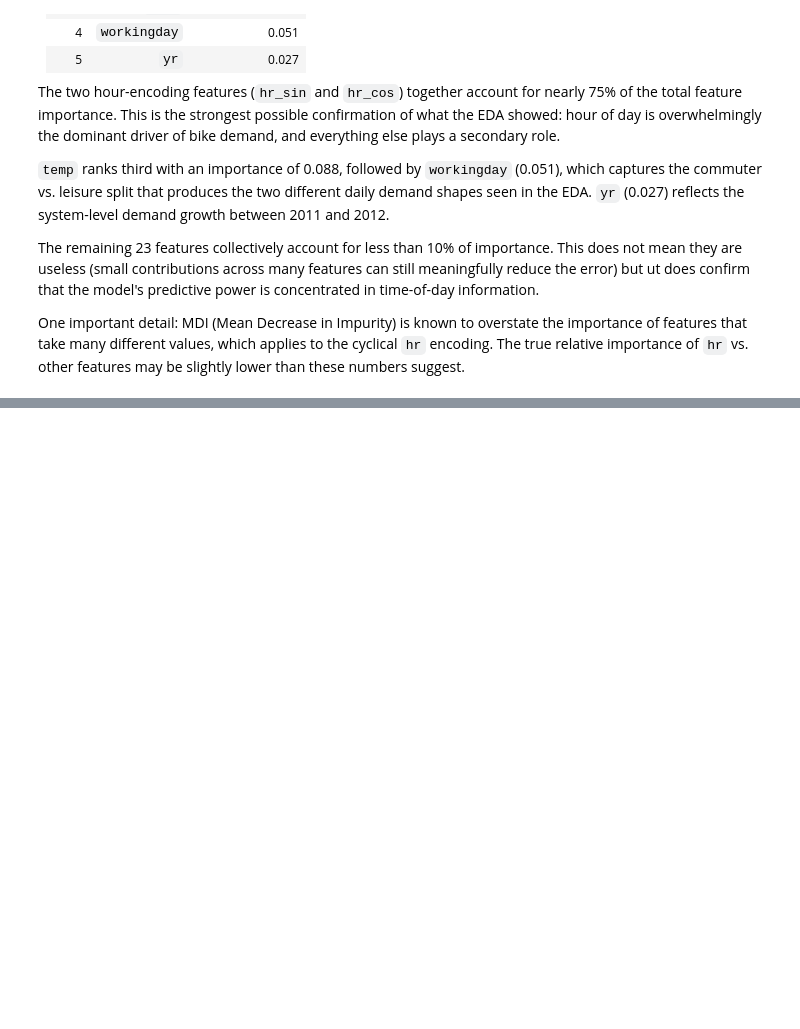
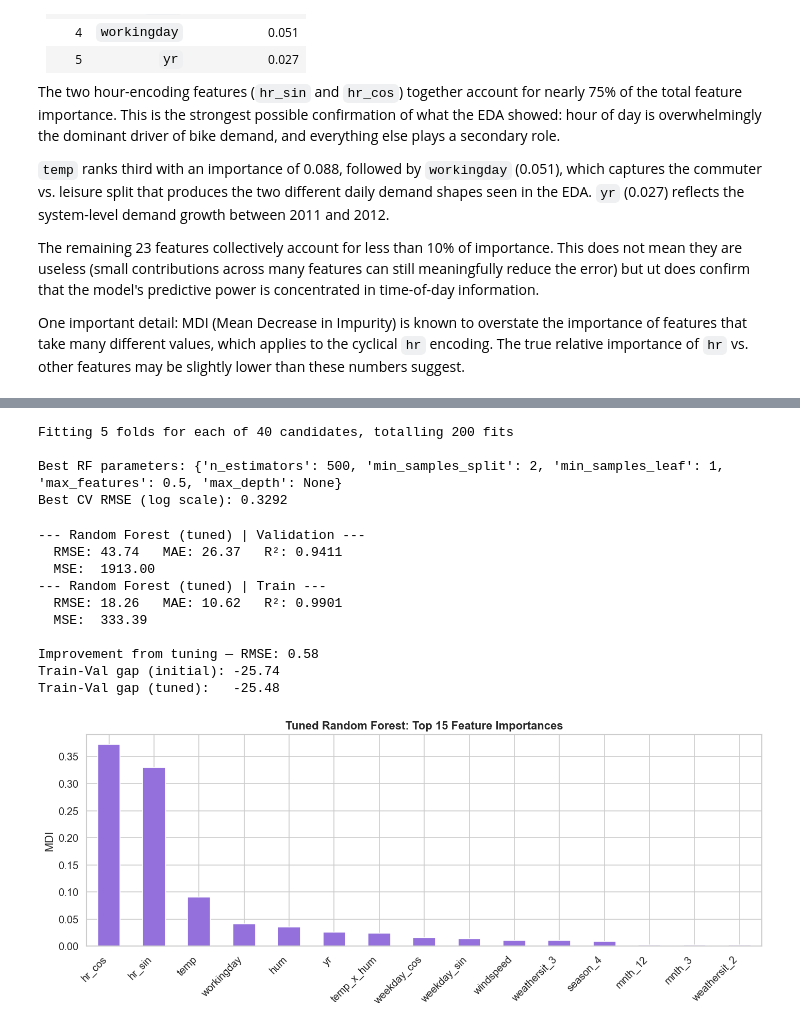
Before and after one commit to oliespineira/ML-fundamentals-2026, a Jupyter notebook: assignment_2_olivia_espineira.ipynb, the cells around one changed output, grey strips where cells are left out. Saved outputs shown, nothing was run; the diff lists cells and outputs as text; code cells hidden in the pictures; blank space fills up the shorter version.

```diff
--- a/assignment_2_olivia_espineira.ipynb
+++ b/assignment_2_olivia_espineira.ipynb
@@ -1008,0 +1280,71 @@ may be slightly lower than these numbers suggest.
+# %%
+from sklearn.model_selection import RandomizedSearchCV
+
+rf_param_dist = {
+    'n_estimators': [100, 200, 300, 500],
+    'max_depth': [None, 10, 15, 20, 25],
+    'min_samples_split': [2, 4, 8, 16],
+    'min_samples_leaf': [1, 2, 4, 8],
+    'max_features': ['sqrt', 0.5, 0.7]
+}
+
+rf_search = RandomizedSearchCV(
+    RandomForestRegressor(n_jobs=-1, random_state=SEED),
+    param_distributions=rf_param_dist,
+    n_iter=40,                              # 40 random configurations
+    cv=5,                                   # 5-fold cross-validation
+    scoring='neg_mean_squared_error',
+    verbose=1,
+    random_state=SEED,
+    n_jobs=-1
+)
+
+rf_search.fit(X_train_fe, y_train)
+
+print(f'\nBest RF parameters: {rf_search.best_params_}')
+print(f'Best CV RMSE (log scale): {np.sqrt(-rf_search.best_score_):.4f}')
+# %% [output]
+Fitting 5 folds for each of 40 candidates, totalling 200 fits
+
+Best RF parameters: {'n_estimators': 500, 'min_samples_split': 2, 'min_samples_leaf': 1, 'max_features': 0.5, 'max_depth': None}
+Best CV RMSE (log scale): 0.3292
+# %%
+# Evaluate tuned RF on validation set
+rf_tuned = rf_search.best_estimator_
+
+y_pred_rf_tuned_val = rf_tuned.predict(X_val_fe)
+y_pred_rf_tuned_train = rf_tuned.predict(X_train_fe)
+
+res_rf_tuned_val = evaluate_model(y_val, y_pred_rf_tuned_val, y_raw_val, 'Random Forest (tuned)', 'Validation')
+res_rf_tuned_train = evaluate_model(y_train, y_pred_rf_tuned_train, y_raw_train, 'Random Forest (tuned)', 'Train')
+results_log.append(res_rf_tuned_val)
+
+print(f'\nImprovement from tuning — RMSE: {res_rf_val["RMSE"] - res_rf_tuned_val["RMSE"]:.2f}')
+print(f'Train-Val gap (initial): {res_rf_train["RMSE"] - res_rf_val["RMSE"]:.2f}')
+print(f'Train-Val gap (tuned):   {res_rf_tuned_train["RMSE"] - res_rf_tuned_val["RMSE"]:.2f}')
+
+# Updated feature importance
+rf_tuned_imp = pd.Series(
+    rf_tuned.feature_importances_,
+    index=X_train_fe.columns
+).sort_values(ascending=False)
+
+fig, ax = plt.subplots(figsize=(12, 5))
+rf_tuned_imp.head(15).plot(kind='bar', ax=ax, color='mediumpurple', edgecolor='white')
+ax.set_title('Tuned Random Forest: Top 15 Feature Importances', fontweight='bold')
+ax.set_ylabel('MDI')
+plt.xticks(rotation=45, ha='right')
+plt.tight_layout()
+plt.show()
+# %% [output]
+--- Random Forest (tuned) | Validation ---
+  RMSE: 43.74   MAE: 26.37   R²: 0.9411
+  MSE:  1913.00
+--- Random Forest (tuned) | Train ---
+  RMSE: 18.26   MAE: 10.62   R²: 0.9901
+  MSE:  333.39
+
+Improvement from tuning — RMSE: 0.58
+Train-Val gap (initial): -25.74
+Train-Val gap (tuned):   -25.48
+[figure, added]
```
Also changed, not shown: parts of 43 cells of this notebook.
